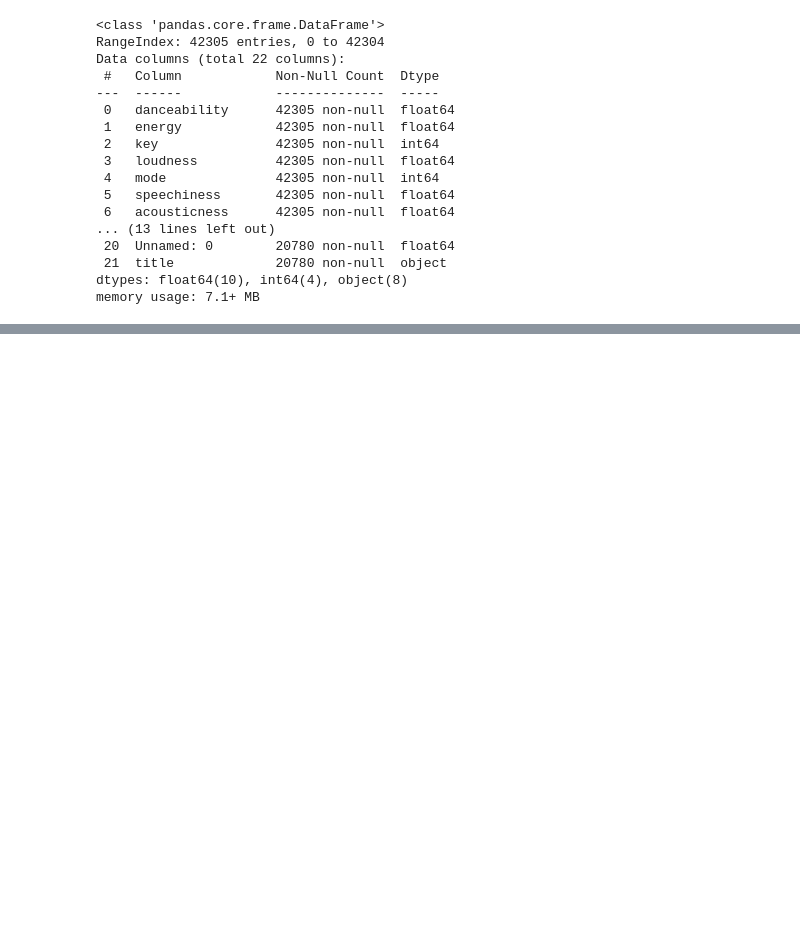
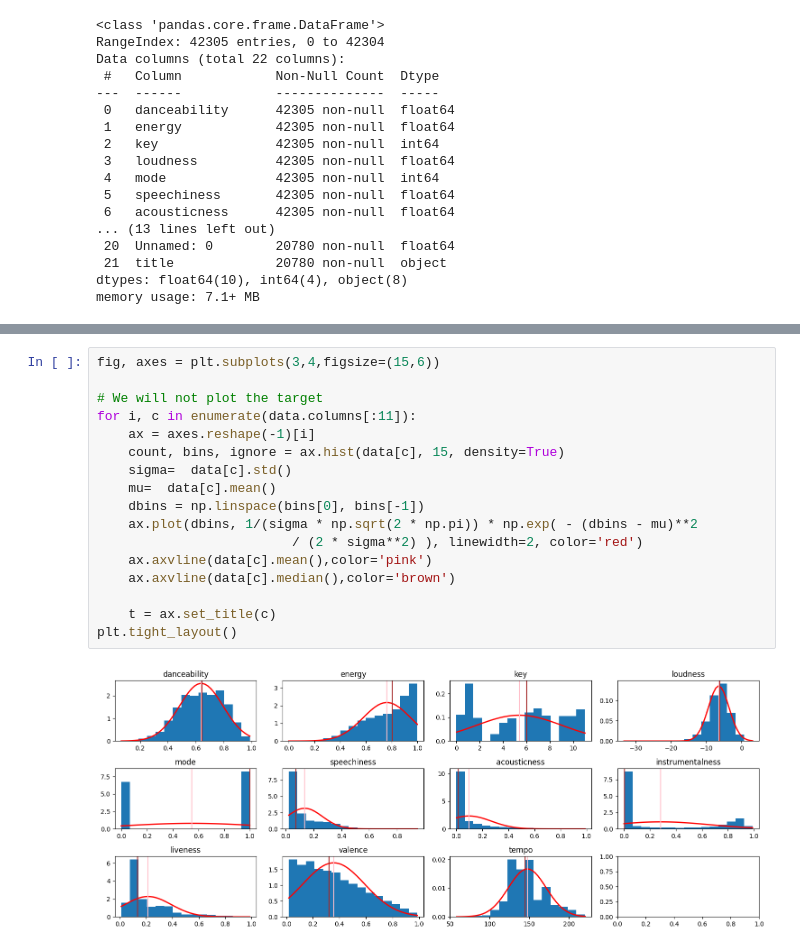
Before and after one commit to miriam-mendez/ML-Spotify, a Jupyter notebook: spotify.ipynb, the cells around one changed output, grey strips where cells are left out. Drawn from its saved outputs; the diff is of its cells as text; blank space fills up the shorter version.

```diff
--- a/spotify.ipynb
+++ b/spotify.ipynb
@@ -41,0 +135,19 @@ memory usage: 7.1+ MB
+# %%
+fig, axes = plt.subplots(3,4,figsize=(15,6))
+
+# We will not plot the target
+for i, c in enumerate(data.columns[:11]):
+    ax = axes.reshape(-1)[i]
+    count, bins, ignore = ax.hist(data[c], 15, density=True)
+    sigma=  data[c].std()
+    mu=  data[c].mean()
+    dbins = np.linspace(bins[0], bins[-1])
+    ax.plot(dbins, 1/(sigma * np.sqrt(2 * np.pi)) * np.exp( - (dbins - mu)**2
+                         / (2 * sigma**2) ), linewidth=2, color='red')
+    ax.axvline(data[c].mean(),color='pink')
+    ax.axvline(data[c].median(),color='brown')
+
+    t = ax.set_title(c)
+plt.tight_layout()
+# %% [output]
+[figure, added]
```
Also changed, not shown: parts of 10 cells of this notebook, 1 other file.
